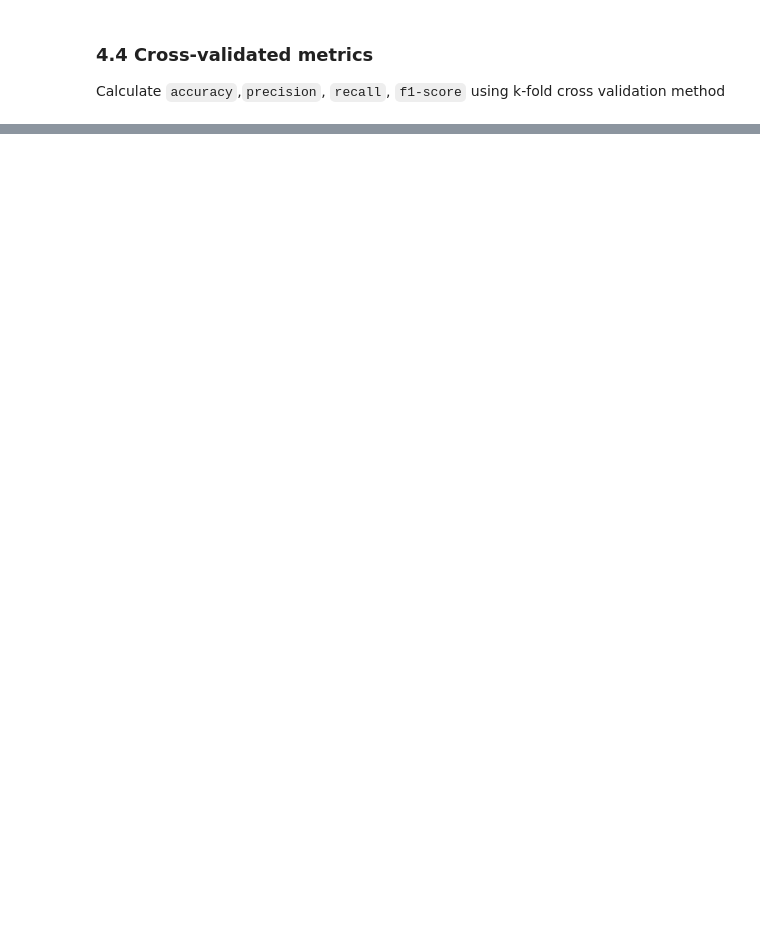
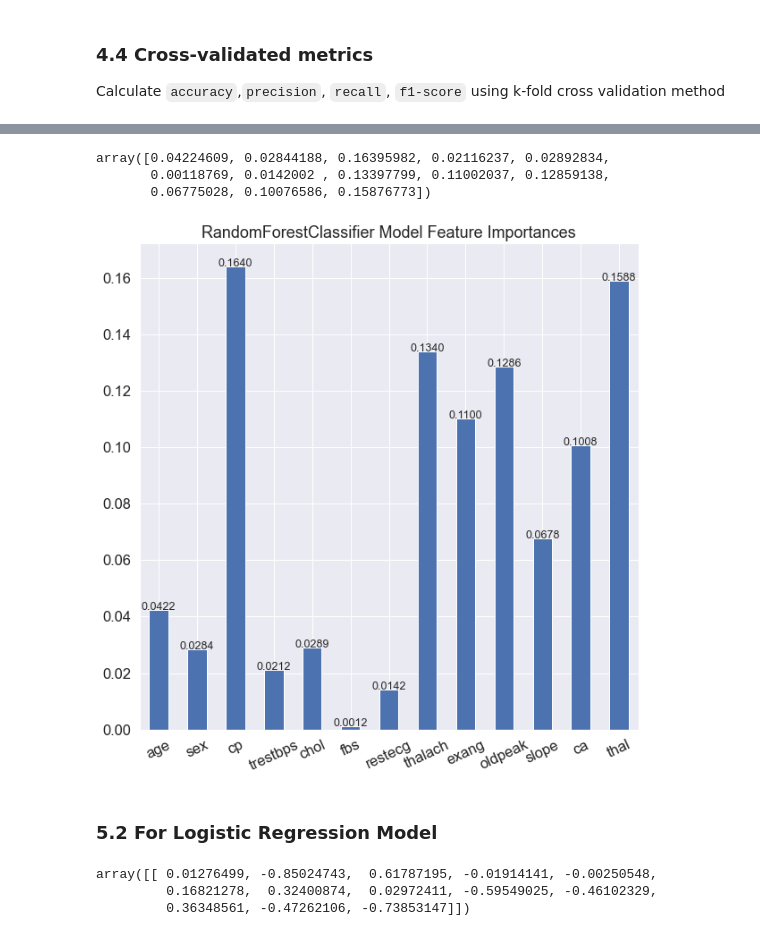
Before and after one commit to kdineshchitra/heart-disease-prediction, a Jupyter notebook: heart-disease-classification.ipynb, the cells around one changed output, grey strips where cells are left out. Drawn from its saved outputs; the diff is of its cells as text; code cells hidden in the pictures; blank space fills up the shorter version.

```diff
--- a/heart-disease-classification.ipynb
+++ b/heart-disease-classification.ipynb
@@ -842,0 +868,30 @@ log_reg_cv_scores
+# %%
+# checking coefficients
+rf_model.feature_importances_
+# %% [output]
+array([0.04224609, 0.02844188, 0.16395982, 0.02116237, 0.02892834,
+       0.00118769, 0.0142002 , 0.13397799, 0.11002037, 0.12859138,
+       0.06775028, 0.10076586, 0.15876773])
+# %%
+# visualize and try to learn something from feature importances
+importances = pd.DataFrame(data=rf_model.feature_importances_, index=X.columns, columns=["importance"])
+# create plot - Bar graph
+importances.plot(kind="bar",
+                 legend=False,
+                 title="RandomForestClassifier Model Feature Importances",
+                 figsize=(10, 10),
+                 rot=25)
+# annotate the value of each bar
+for i, v in enumerate(rf_model.feature_importances_):
+    plt.text(x=i, y=v, s=f"{v:.4f}", ha="center", fontsize="x-small")
+# %% [output]
+[figure, added]
+# %% [markdown]
+### 5.2 For Logistic Regression Model
+# %%
+# checking coefficients of independent variables
+log_reg_model.coef_
+# %% [output]
+array([[ 0.01276499, -0.85024743,  0.61787195, -0.01914141, -0.00250548,
+         0.16821278,  0.32400874,  0.02972411, -0.59549025, -0.46102329,
+         0.36348561, -0.47262106, -0.73853147]])
```
Also changed, not shown: parts of 35 cells of this notebook, 8 other files.
